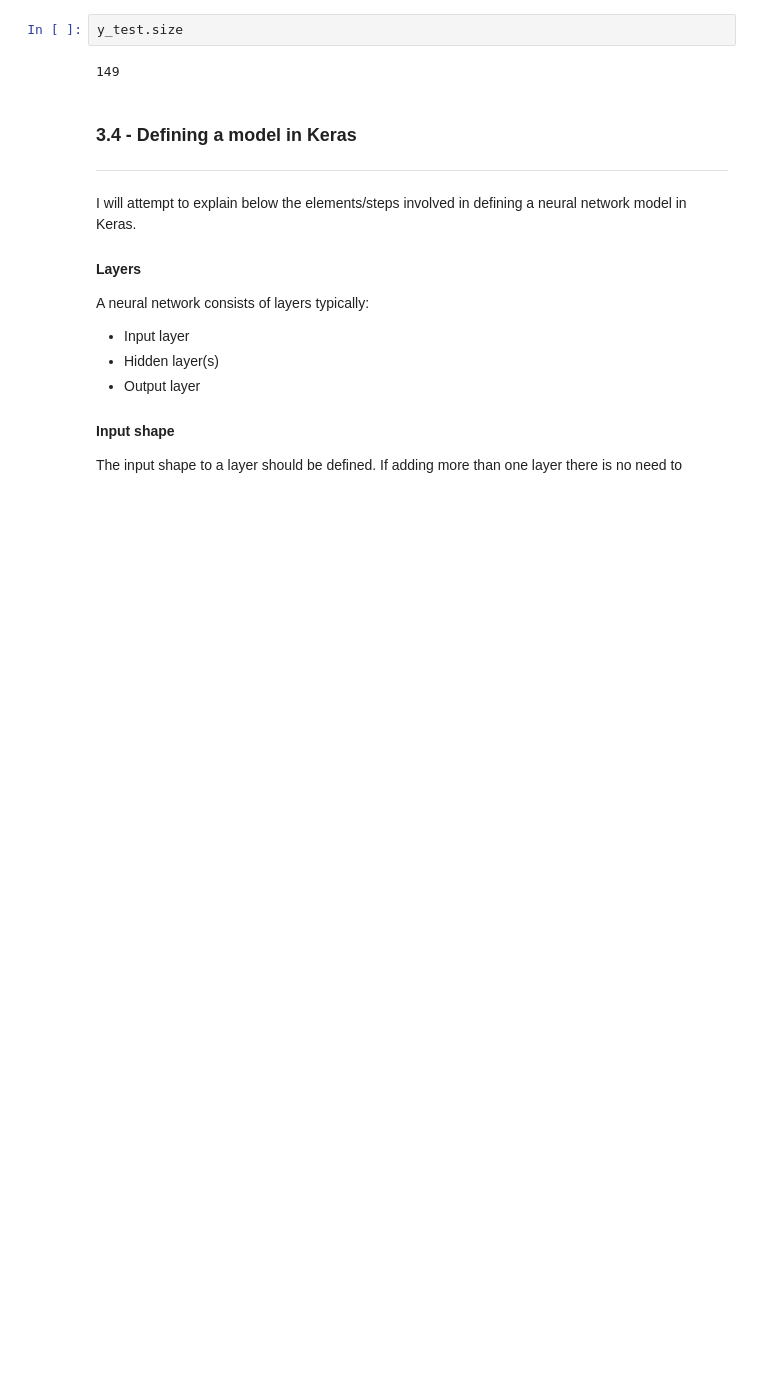
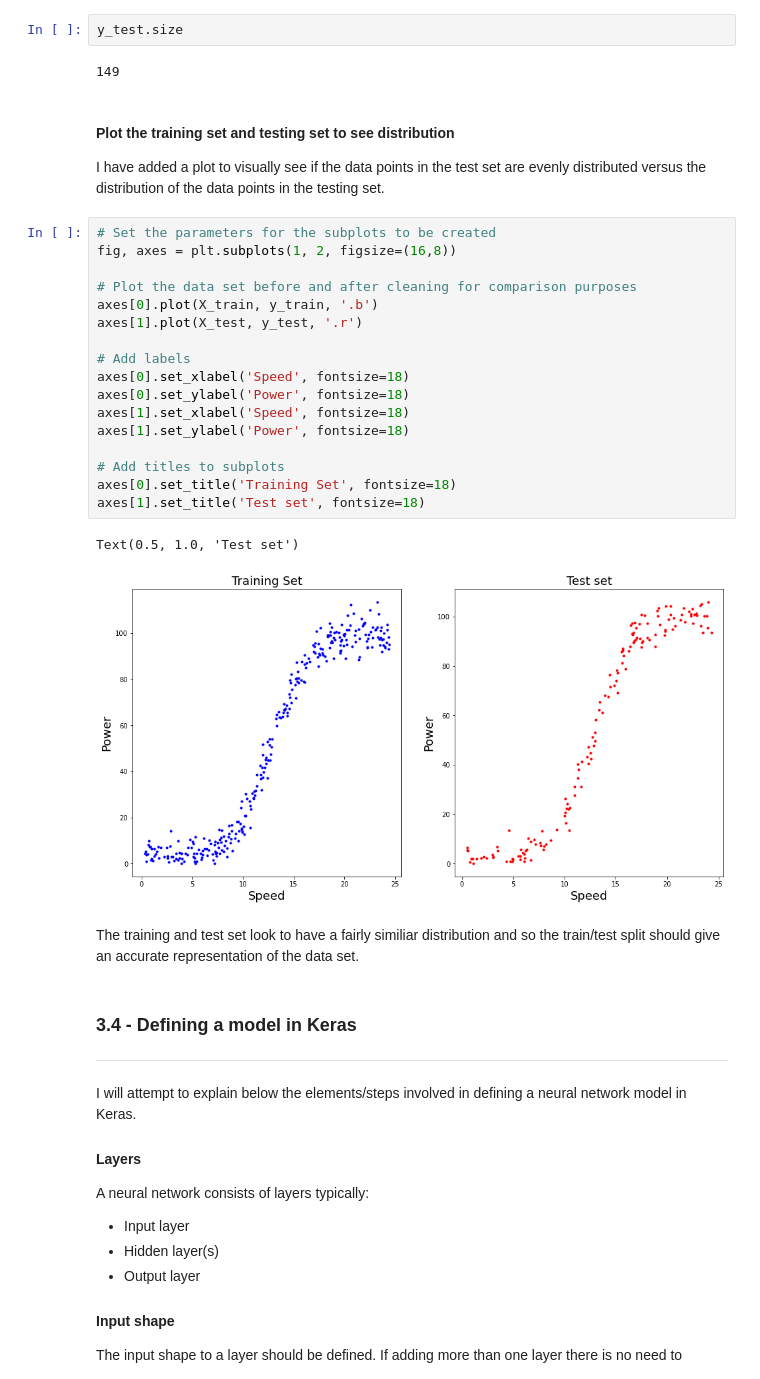
Before and after one commit to johndunne2019/Machine-Learning-and-Statistics-Project-2020, a Jupyter notebook: Project-Machine-Learning-Statistics.ipynb, the cells around one changed output. Drawn from its saved outputs; the diff is of its cells as text; blank space fills up the shorter version.

Commit message:
Added a plot of training data points and testing data points to see the distribution of points in each set

```diff
--- a/Project-Machine-Learning-Statistics.ipynb
+++ b/Project-Machine-Learning-Statistics.ipynb
@@ -574,6 +574,32 @@ X_test.size
 y_test.size
 # %% [output]
 149
+# %% [markdown]
+#### Plot the training set and testing set to see distribution
+
+I have added a plot to visually see if the data points in the test set are evenly distributed versus the distribution of the data points in the testing set.
+# %%
+# Set the parameters for the subplots to be created
+fig, axes = plt.subplots(1, 2, figsize=(16,8))
+
+# Plot the data set before and after cleaning for comparison purposes
+axes[0].plot(X_train, y_train, '.b')
+axes[1].plot(X_test, y_test, '.r')
+
+# Add labels
+axes[0].set_xlabel('Speed', fontsize=18)
+axes[0].set_ylabel('Power', fontsize=18)
+axes[1].set_xlabel('Speed', fontsize=18)
+axes[1].set_ylabel('Power', fontsize=18)
+
+# Add titles to subplots
+axes[0].set_title('Training Set', fontsize=18)
+axes[1].set_title('Test set', fontsize=18)
+# %% [output]
+Text(0.5, 1.0, 'Test set')
+[figure, added]
+# %% [markdown]
+The training and test set look to have a fairly similiar distribution and so the train/test split should give an accurate representation of the data set.
 # %% [markdown]
 ### 3.4 - Defining a model in Keras
 ***
```
Also changed, not shown: parts of 8 cells of this notebook, 1 other file.
